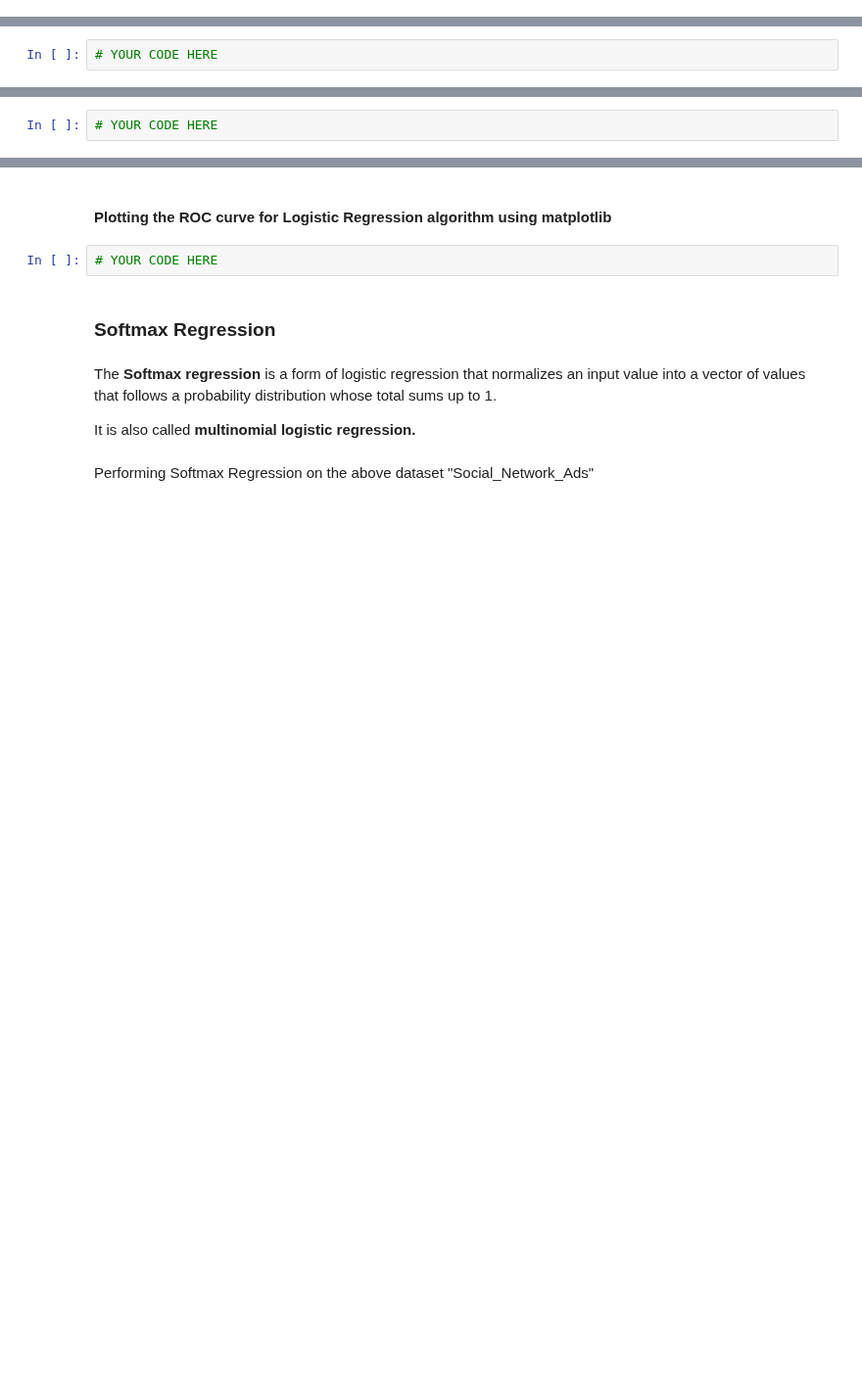
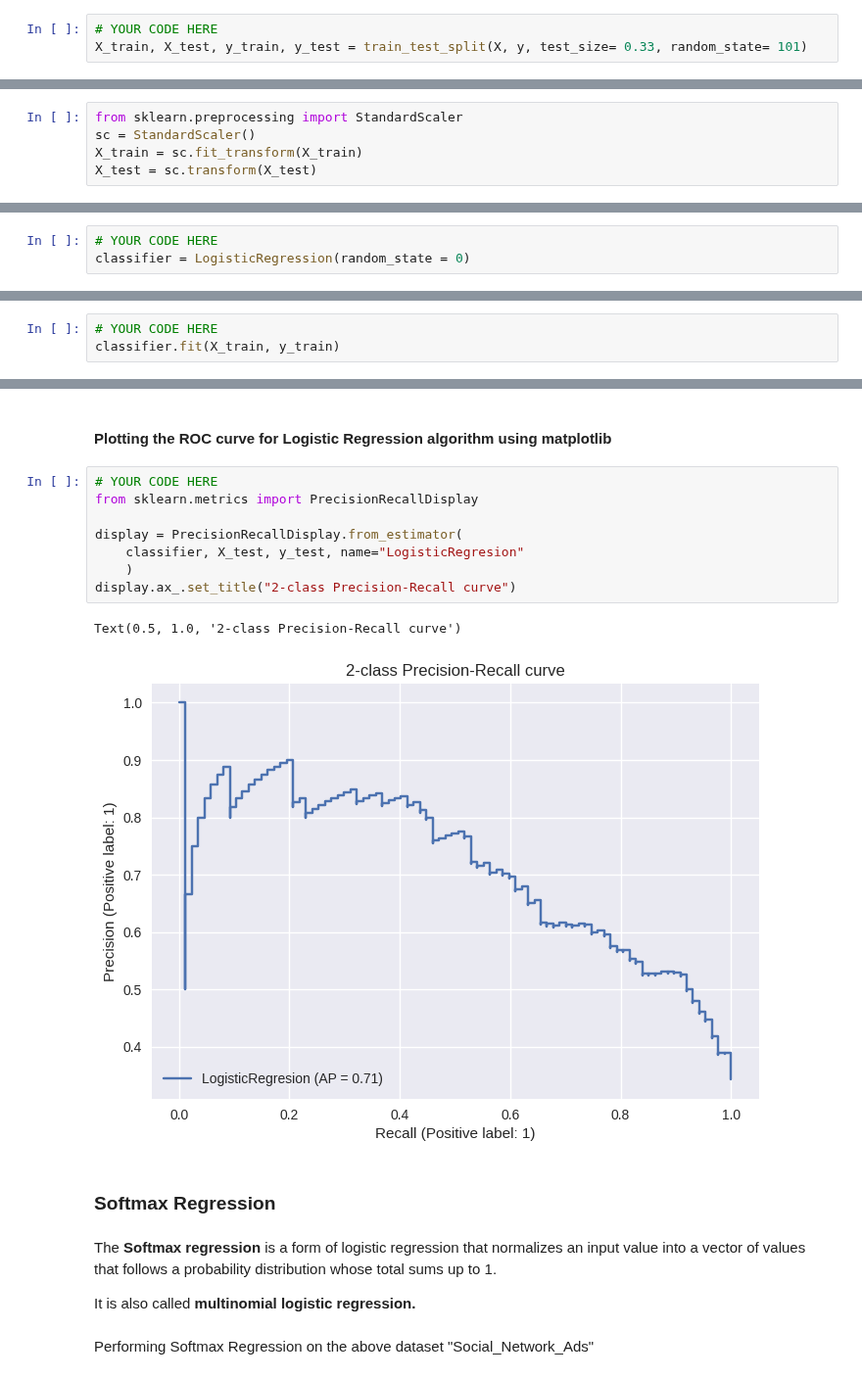
Before and after one commit to deepakk7195/IISC_CDS_DS, a Jupyter notebook: AST_03_BinaryClassification_and_PerformanceMetrics.ipynb, the cells around one changed output, grey strips where cells are left out. Shown at 98% size. Drawn from its saved outputs; the diff is of its cells as text; blank space fills up the shorter version.

```diff
--- a/AST_03_BinaryClassification_and_PerformanceMetrics.ipynb
+++ b/AST_03_BinaryClassification_and_PerformanceMetrics.ipynb
@@ -438,0 +494,3 @@ print(DF.head())
+# %%
+# YOUR CODE HERE
+X_train, X_test, y_train, y_test = train_test_split(X, y, test_size= 0.33, random_state= 101)
@@ -439,8 +499,15 @@ print(DF.head())
+# %%
+from sklearn.preprocessing import StandardScaler
+sc = StandardScaler()
+X_train = sc.fit_transform(X_train)
+X_test = sc.transform(X_test)
 # %% [markdown]
 #### Training the Logistic Regression model on the Training set
 # %%
 # YOUR CODE HERE
+classifier = LogisticRegression(random_state = 0)
 # %% [markdown]
 #### Training/Fitting the Model
 # %%
 # YOUR CODE HERE
+classifier.fit(X_train, y_train)
@@ -455,7 +550,16 @@ print(DF.head())
 # %% [markdown]
 #### Plotting the ROC curve for Logistic Regression algorithm using matplotlib
-# %%
-# YOUR CODE HERE
+# %%
+# YOUR CODE HERE
+from sklearn.metrics import PrecisionRecallDisplay
+
+display = PrecisionRecallDisplay.from_estimator(
+    classifier, X_test, y_test, name="LogisticRegresion"
+    )
+display.ax_.set_title("2-class Precision-Recall curve")
+# %% [output]
+Text(0.5, 1.0, '2-class Precision-Recall curve')
+[figure, added]
 # %% [markdown]
 ###  Softmax Regression
 # %% [markdown]
```
Also changed, not shown: parts of 25 cells of this notebook.
